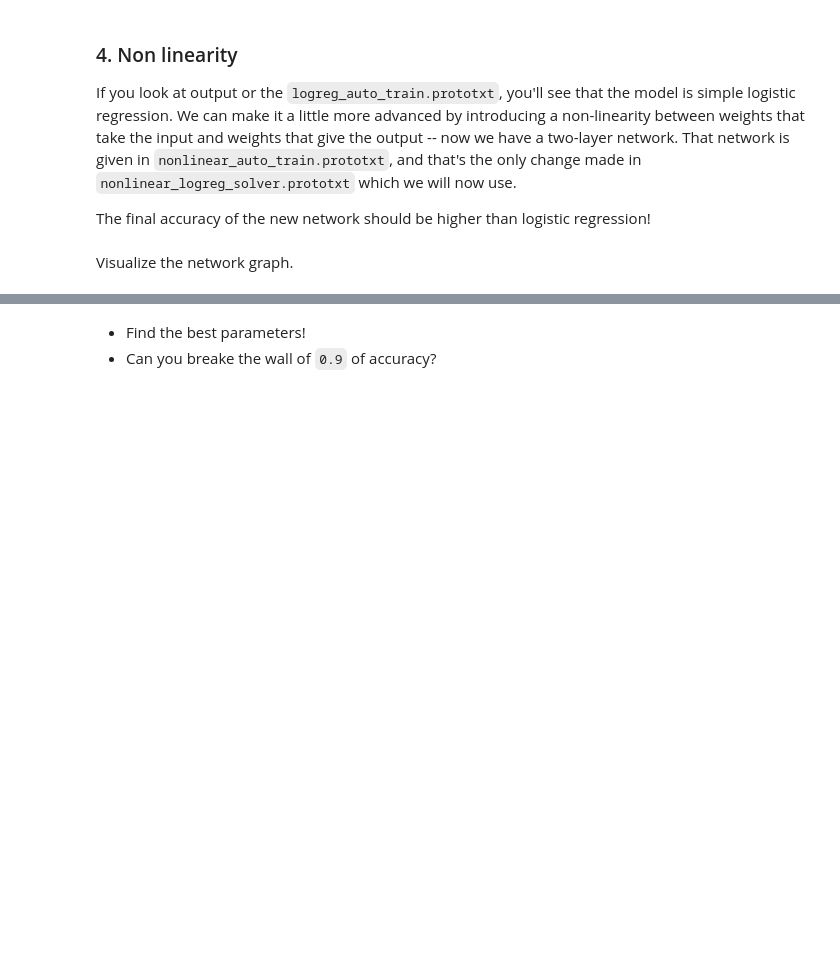
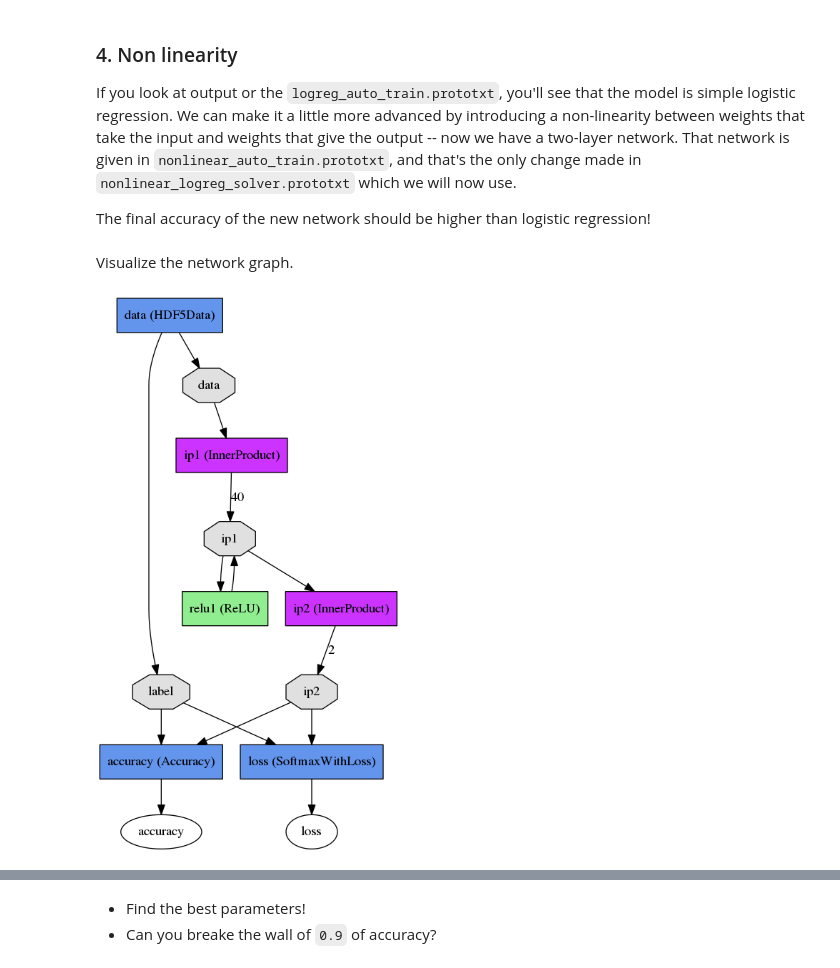
Before and after one commit to msavardi/GoingDeep, a Jupyter notebook: GoingDeep.ipynb, the cells around one changed output, grey strips where cells are left out. Cells and saved outputs as stored; diff of their text form; code cells hidden in the pictures; blank space fills up the shorter version.

```diff
--- a/GoingDeep.ipynb
+++ b/GoingDeep.ipynb
@@ -348,7 +330,9 @@ s.write_solver(solver_path)
 # %% [markdown]
 Visualize the network graph.
 # %%
-view_graph("GoingDeep/hdf5_classification/nonlinear_auto_test.prototxt")
+view_graph("DeepLearning/hdf5_classification/nonlinear_auto_test.prototxt")
+# %% [output]
+[figure, added]
 # %%
 # It's your turn
 # Try to improve your score!
```
Also changed, not shown: parts of 26 cells of this notebook, 1 other file.
